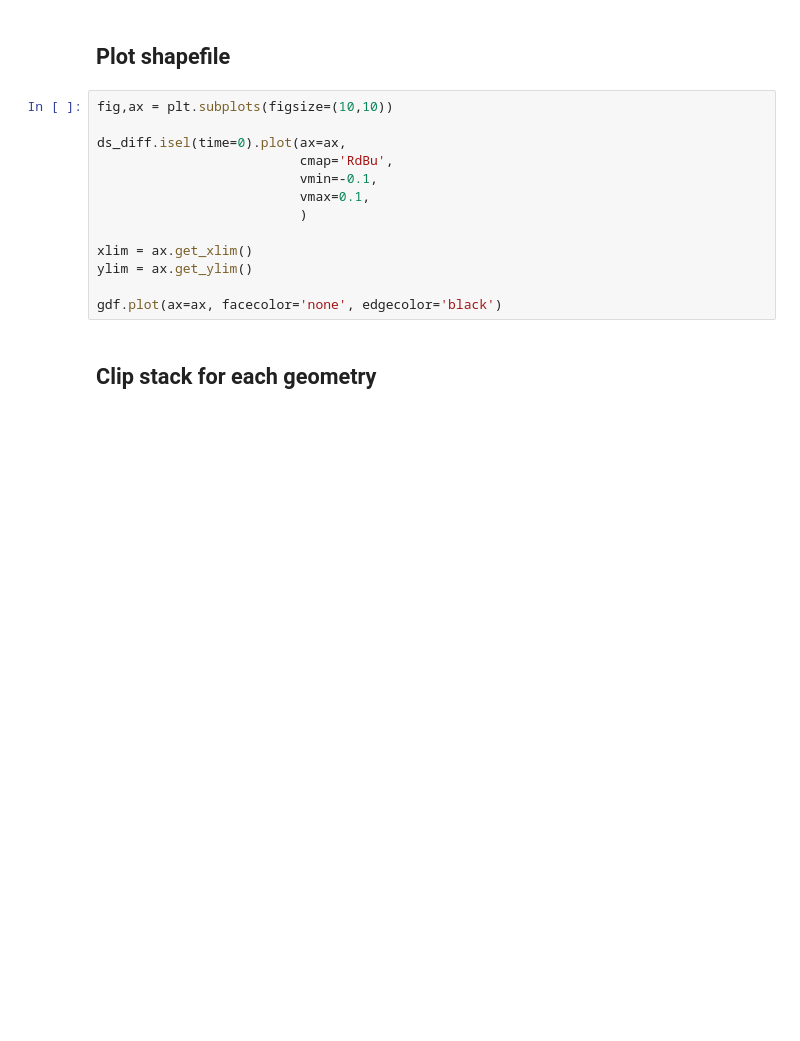
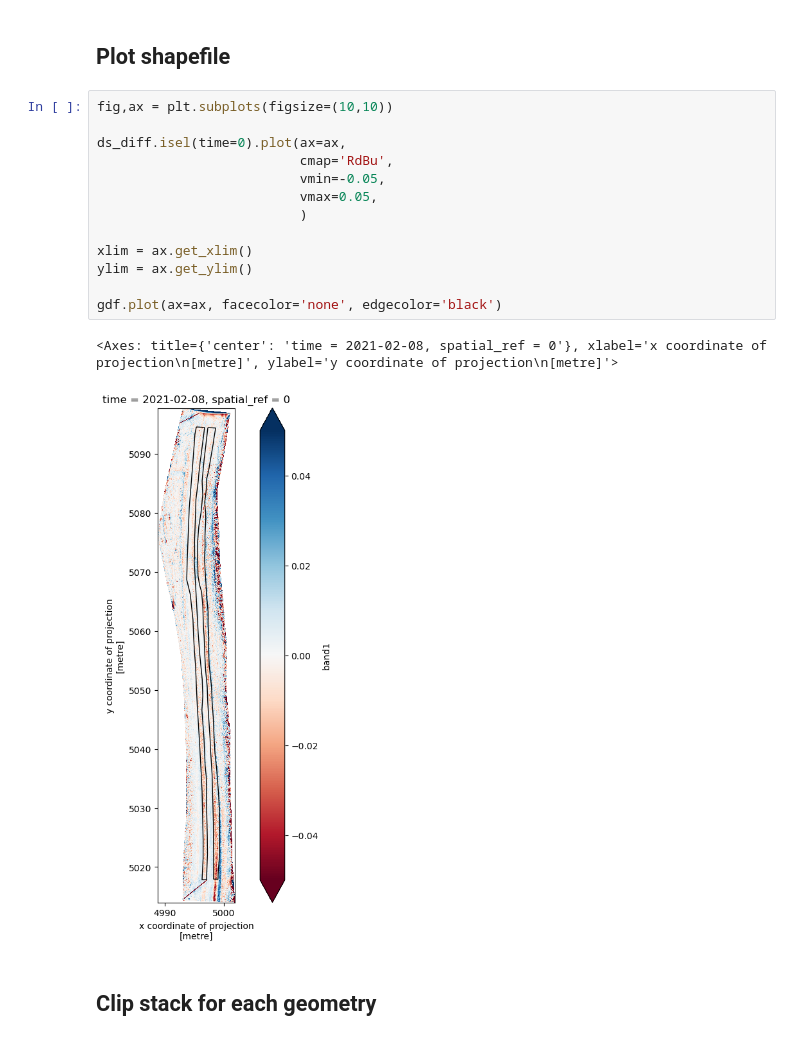
Before and after one commit to amanaster2/micro_diff, a Jupyter notebook: notebooks/stack_rasters.ipynb, the cells around one changed output. Cells and saved outputs as stored; diff of their text form; blank space fills up the shorter version.

```diff
--- a/notebooks/stack_rasters.ipynb
+++ b/notebooks/stack_rasters.ipynb
@@ -314,16 +287,19 @@ gdf = gpd.read_file(shapefiles[0])
 # %%
 fig,ax = plt.subplots(figsize=(10,10))
 
 ds_diff.isel(time=0).plot(ax=ax,
                           cmap='RdBu',
-                          vmin=-0.1,
-                          vmax=0.1,
+                          vmin=-0.05,
+                          vmax=0.05,
                           )
 
 xlim = ax.get_xlim()
 ylim = ax.get_ylim()
 
 gdf.plot(ax=ax, facecolor='none', edgecolor='black')
+# %% [output]
+<Axes: title={'center': 'time = 2021-02-08, spatial_ref = 0'}, xlabel='x coordinate of projection\n[metre]', ylabel='y coordinate of projection\n[metre]'>
+[figure, added]
 # %% [markdown]
 ## Clip stack for each geometry
 # %%
```
Also changed, not shown: parts of 19 cells of this notebook.
